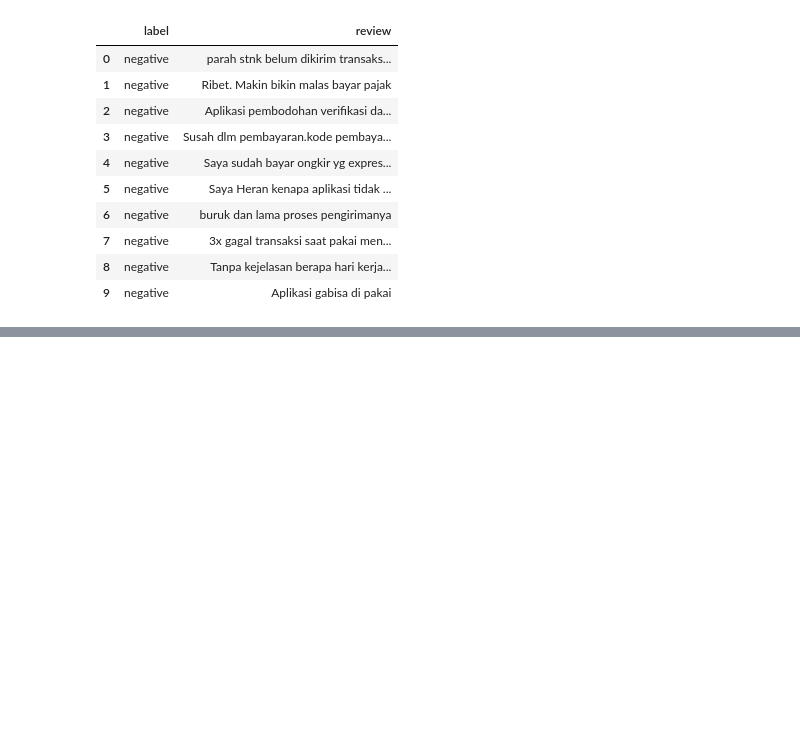
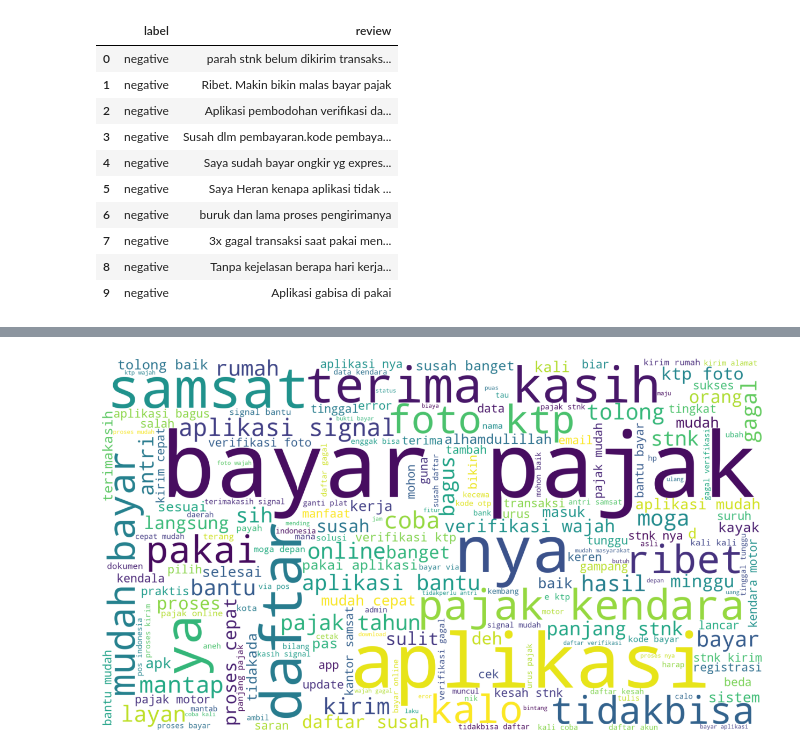
Before and after one commit to trisnawahyudiii/final-project-text-mining, a Jupyter notebook: model/preprocessing.ipynb, the cells around one changed output, grey strips where cells are left out. Drawn from its saved outputs; the diff is of its cells as text; code cells hidden in the pictures; blank space fills up the shorter version.

Commit message:
feat: change chart size

```diff
--- a/model/preprocessing.ipynb
+++ b/model/preprocessing.ipynb
@@ -193,5 +206,17 @@ df_clean.head()
 | 3 | negative | susah bayar kode bayar salah inpu... |
 | 4 | negative | bayar ongkir express kirim jemput... |
+# %%
+# word cloud
+text_data = " ".join(df_clean['review'])
+
+wordcloud = WordCloud(width=1920, height=1080, max_words=200, background_color='white').generate(text_data)
+
+plt.figure(figsize=(16, 9))
+plt.imshow(wordcloud, interpolation='bilinear')
+plt.axis('off')
+plt.show()
+# %% [output]
+[figure, added]
 # %%
 # save data to csv file
 df_clean.to_csv('../datasets/clean/clean_dataset.csv', index=False)
```
Also changed, not shown: parts of 5 cells of this notebook, 11 other files.
